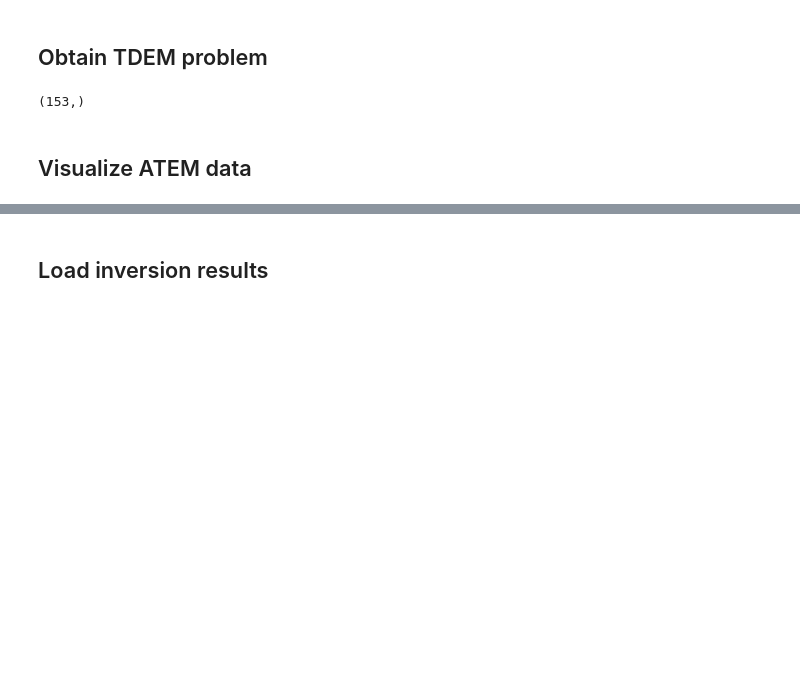
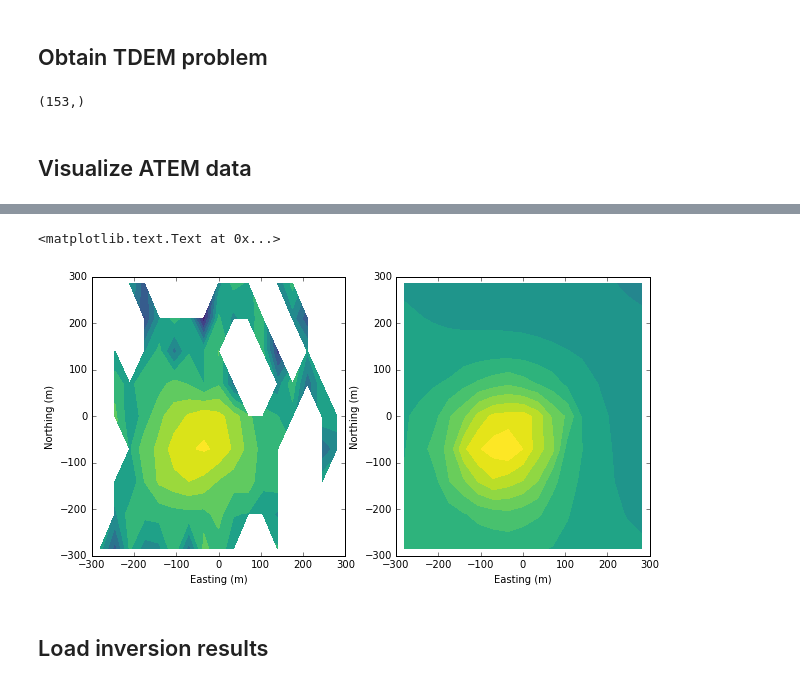
Before and after one commit to simpeg/presentations, a Jupyter notebook: SciPy2016/notebooks/ATEM/ATEM_example.ipynb, the cells around one changed output, grey strips where cells are left out. Saved outputs shown, nothing was run; the diff lists cells and outputs as text; code cells hidden in the pictures; blank space fills up the shorter version.

```diff
--- a/SciPy2016/notebooks/ATEM/ATEM_example.ipynb
+++ b/SciPy2016/notebooks/ATEM/ATEM_example.ipynb
@@ -139,8 +139,10 @@ problem.Solver = MumpsSolver
 ntime = times.size
 DTRUE = TKCATEMexample["dtrue"].reshape((ntime, ntx), order="F")*1e9
 DOBS = TKCATEMexample["dobs"].reshape((ntime, ntx), order="F")*1e9
+dpred_ds = np.load("invresults/dpred.npy")
 dobs_ds = Utils.mkvc(DOBS[:,::2])/1e9
 ntx_ds = DOBS[:,::2].shape[1]
+DPRED_ds = dpred_ds.reshape((ntime, ntx_ds), order="F")*1e9
 # %%
 DOBS[0,:].shape
 # %% [output]
@@ -197,3 +198,29 @@ interact(viz, itime=IntSlider(min=0, max=9,step=1, value=0),
+# %%
+itime = 9
+fig = plt.figure(figsize=(10,5))
+ax1 = plt.subplot(121)
+ax2 = plt.subplot(122)
+D = DOBS[:,:].reshape((ntime, nx, ny), order="F")
+vmin, vmax = np.log10(abs(D[itime,:])).min(), np.log10(abs(D[itime,:])).max()
+ax1.contourf(xy[:,0].reshape((nx, ny), order="F"), xy[:,1].reshape((nx, ny), order="F"), np.log10(DOBS[itime,:].reshape((nx, ny), order="F")), 10, cmap="viridis", clim=(vmin, vmax), vmin=vmin, vmax=vmax)
+
+ax1.set_xlim(-300, 300)
+ax1.set_ylim(-300, 300)
+ax1.set_xlabel("Easting (m)")
+ax1.set_ylabel("Northing (m)")
+
+X = xy[:,0].reshape((nx, ny), order="F")
+Y = xy[:,1].reshape((nx, ny), order="F")
+out = griddata(TKCATEMexample["xyz_ds"][:,0], TKCATEMexample["xyz_ds"][:,1], DPRED_ds[itime,:], X, Y, 'linear')
+ax2.contourf(xy[:,0].reshape((nx, ny), order="F"), xy[:,1].reshape((nx, ny), order="F"), np.log10(out), 10, cmap="viridis", clim=(vmin, vmax), vmin=vmin, vmax=vmax)
+
+ax2.set_xlim(-300, 300)
+ax2.set_ylim(-300, 300)
+ax2.set_xlabel("Easting (m)")
+ax2.set_ylabel("Northing (m)")
+# %% [output]
+<matplotlib.text.Text at 0x...>
+[figure, added]
 # %% [markdown]
 ## Load inversion results
 # %%
```
Also changed, not shown: parts of 3 cells of this notebook, 12 other files.
